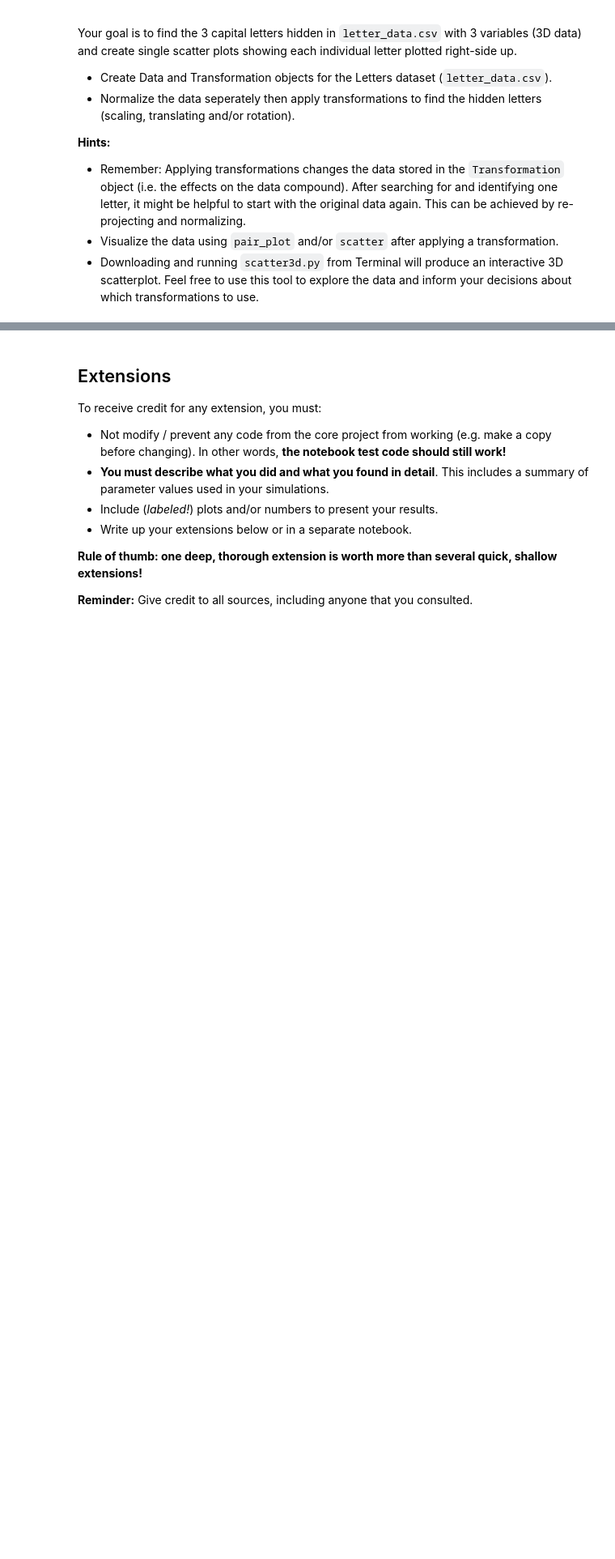
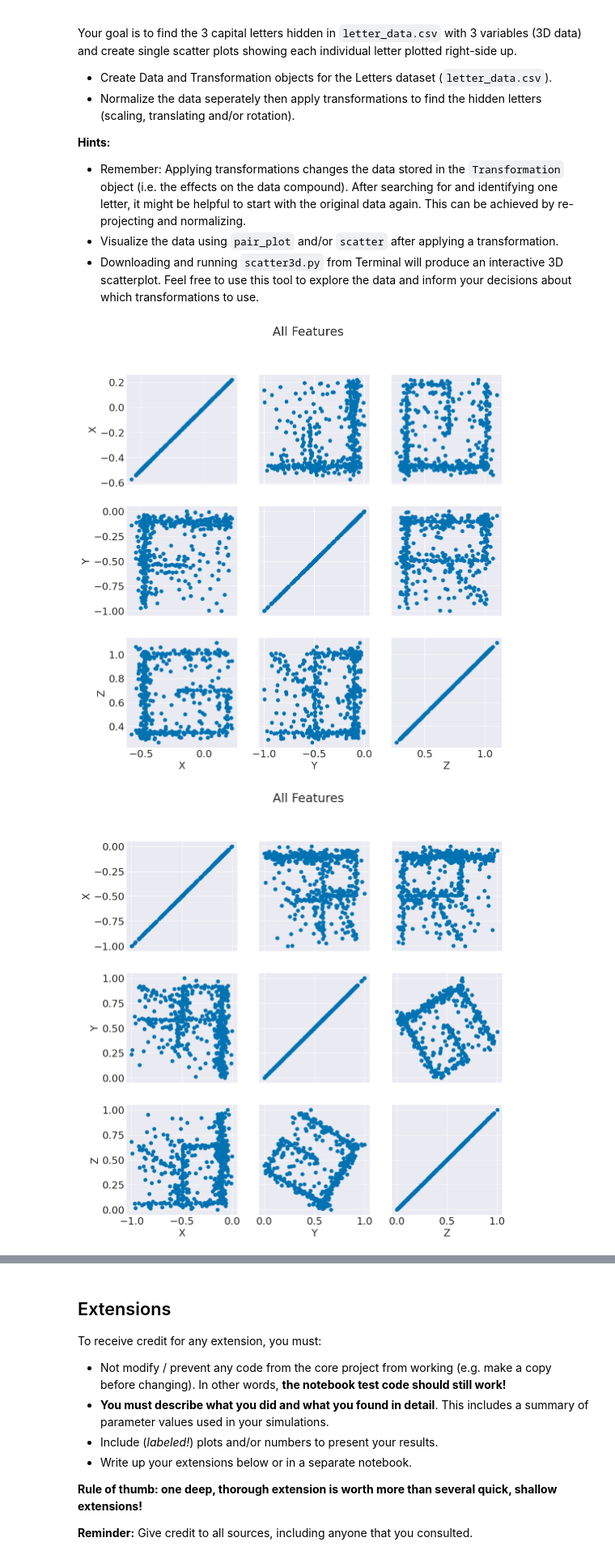
Before and after one commit to thecodingaviator/cs251, a Jupyter notebook: project2/transformations.ipynb, the cells around one changed output, grey strips where cells are left out. Shown at 81% size. Saved outputs shown, nothing was run; the diff lists cells and outputs as text; code cells hidden in the pictures; blank space fills up the shorter version.

Commit message:
project 2 comolete?

```diff
--- a/project2/transformations.ipynb
+++ b/project2/transformations.ipynb
@@ -511,3 +529,24 @@ Your goal is to find the 3 capital letters hidden in `letter_data.csv` with 3 va
+# %%
+data_obj = data.Data(filepath='data/letter_data.csv')
+transformation_obj = transformation.Transformation(data_obj)
+
+transformation_obj.project(data_obj.get_headers())
+transformation_obj.normalize_separately()
+
+transformation_obj.rotate_3d('X', 180)
+transformation_obj.rotate_3d('Y', 210)
+
+transformation_obj.pair_plot(data_vars=data_obj.get_headers(), title='All Features');
+
+transformation_obj.project(data_obj.get_headers())
+transformation_obj.normalize_separately()
+
+transformation_obj.rotate_3d('Z', 90)
+
+transformation_obj.pair_plot(data_vars=data_obj.get_headers(), title='All Features');
+# %% [output]
+[figure, added]
+[figure, added]
 # %% [markdown]
 **Question 7:** Which letters did you find?  How could you tell what type(s) of transformations needed to be performed to find the letters?
 
```
Also changed, not shown: parts of 6 cells of this notebook, 2 other files.
